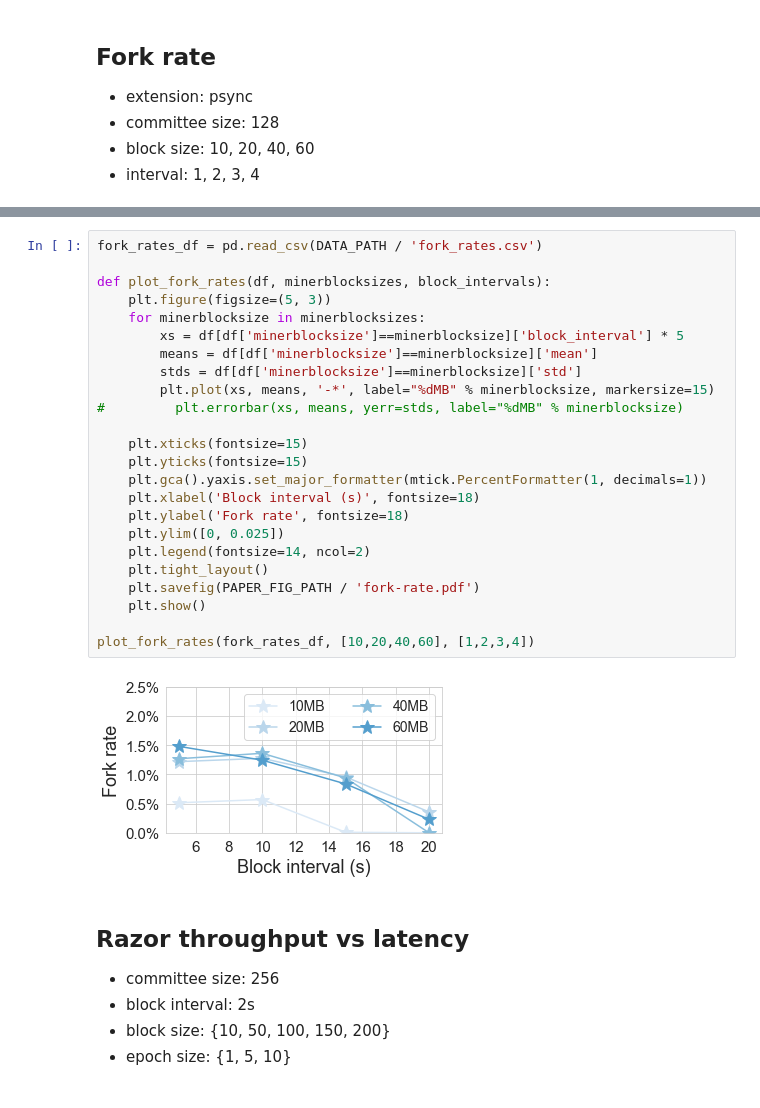
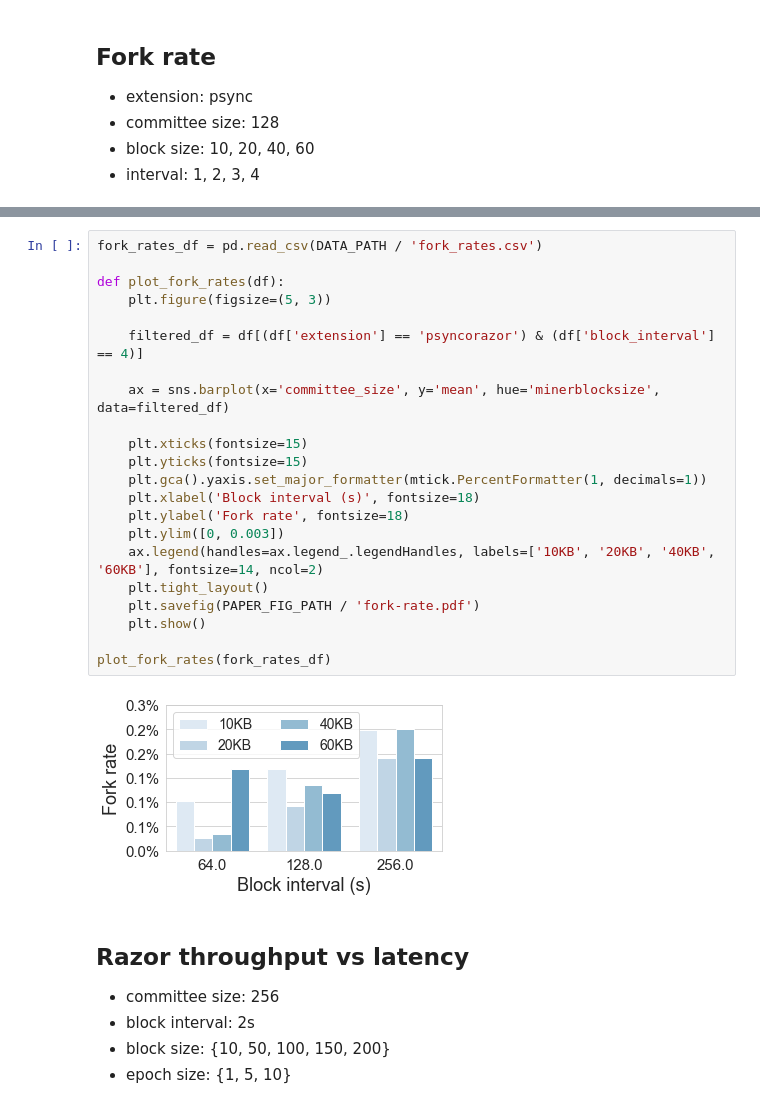
Before and after one commit to SebastianElvis/ebft, a Jupyter notebook: evaluation/analysis.ipynb, the cells around one changed output, grey strips where cells are left out. Cells and saved outputs as stored; diff of their text form.

Commit message:
data

```diff
--- a/evaluation/analysis.ipynb
+++ b/evaluation/analysis.ipynb
@@ -426,29 +471,27 @@ def save_fork_rates(extensions, committee_sizes, latencies, minerblocksizes, blo
 # %%
 fork_rates_df = pd.read_csv(DATA_PATH / 'fork_rates.csv')
 
-def plot_fork_rates(df, minerblocksizes, block_intervals):
+def plot_fork_rates(df):
     plt.figure(figsize=(5, 3))
-    for minerblocksize in minerblocksizes:
-        xs = df[df['minerblocksize']==minerblocksize]['block_interval'] * 5
-        means = df[df['minerblocksize']==minerblocksize]['mean']
-        stds = df[df['minerblocksize']==minerblocksize]['std']
-        plt.plot(xs, means, '-*', label="%dMB" % minerblocksize, markersize=15)
-#         plt.errorbar(xs, means, yerr=stds, label="%dMB" % minerblocksize)
+
+    filtered_df = df[(df['extension'] == 'psyncorazor') & (df['block_interval'] == 4)]
+
+    ax = sns.barplot(x='committee_size', y='mean', hue='minerblocksize', data=filtered_df)
 
     plt.xticks(fontsize=15)
     plt.yticks(fontsize=15)
     plt.gca().yaxis.set_major_formatter(mtick.PercentFormatter(1, decimals=1))
     plt.xlabel('Block interval (s)', fontsize=18)
     plt.ylabel('Fork rate', fontsize=18)
-    plt.ylim([0, 0.025])
-    plt.legend(fontsize=14, ncol=2)
+    plt.ylim([0, 0.003])
+    ax.legend(handles=ax.legend_.legendHandles, labels=['10KB', '20KB', '40KB', '60KB'], fontsize=14, ncol=2)
     plt.tight_layout()
     plt.savefig(PAPER_FIG_PATH / 'fork-rate.pdf')
     plt.show()
 
-plot_fork_rates(fork_rates_df, [10,20,40,60], [1,2,3,4])
+plot_fork_rates(fork_rates_df)
 # %% [output]
-[figure, old version]
+[figure, new version]
 # %% [markdown]
 ## Razor throughput vs latency
 
```
Also changed, not shown: parts of 5 cells of this notebook, 3 other files.
